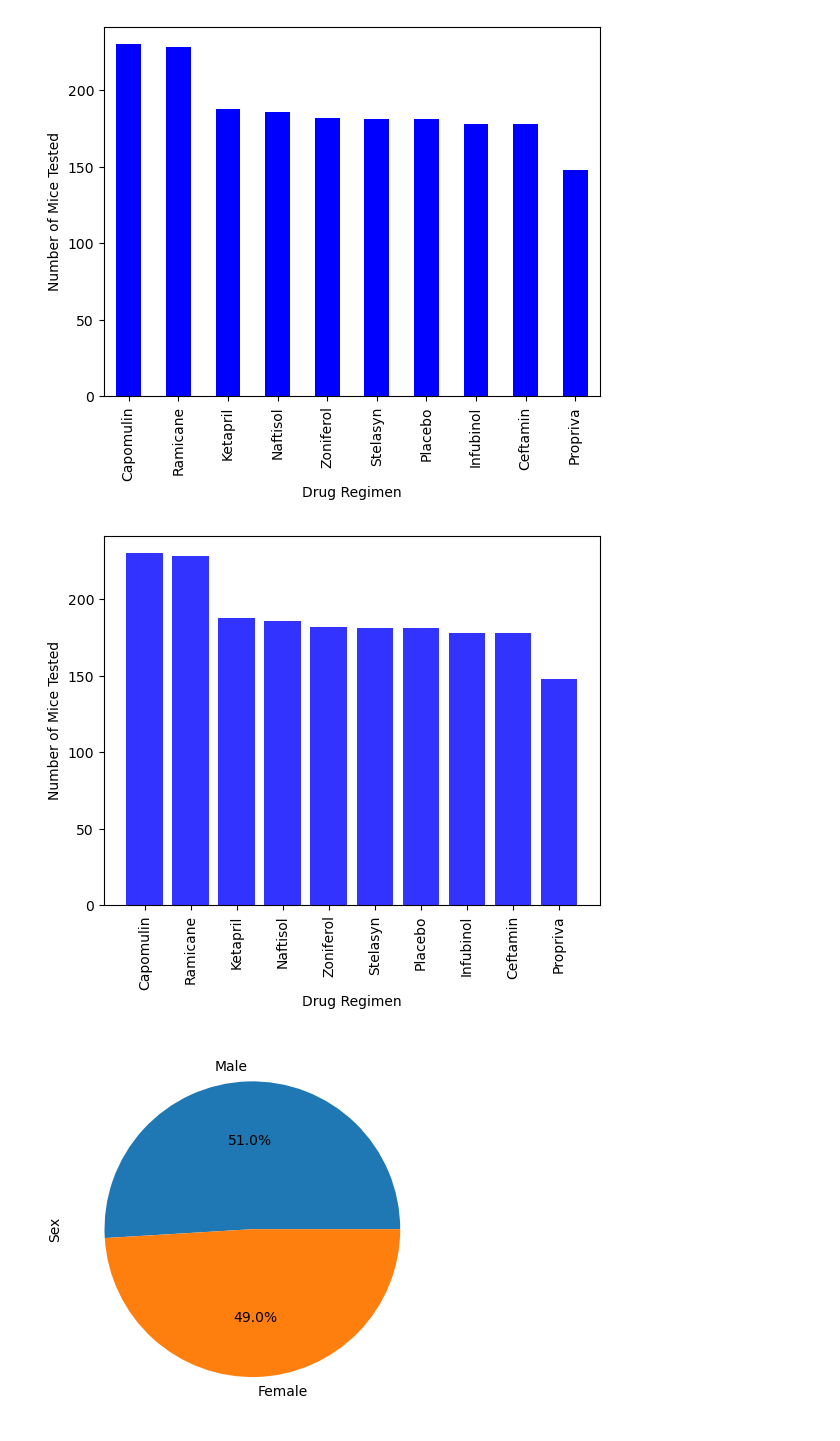
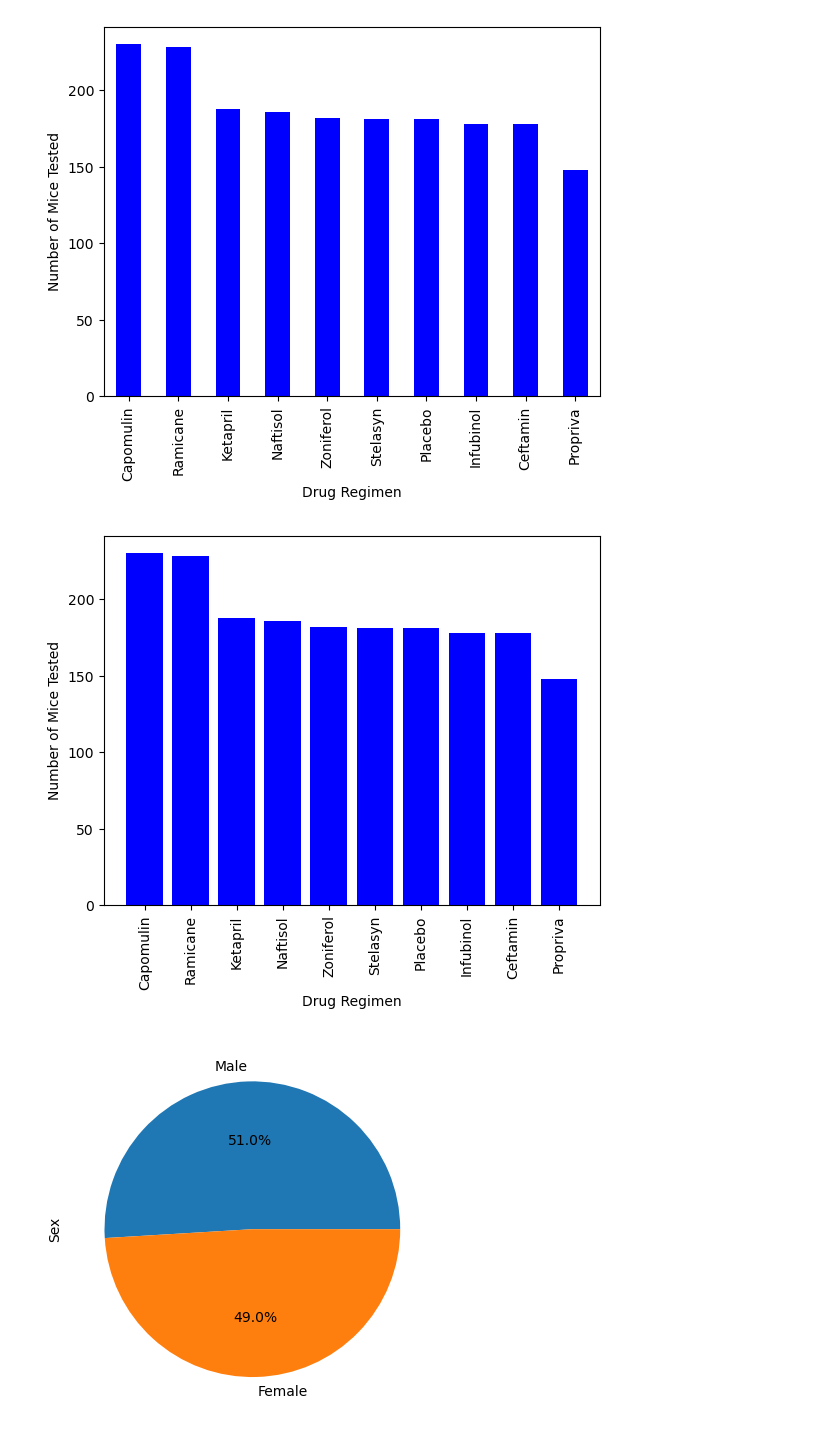
Before and after one commit to amberaeschbach/matplotlib-challenge, a Jupyter notebook: module5.ipynb, the cells around one changed output. Drawn from its saved outputs; the diff is of its cells as text; code cells hidden in the pictures.

```diff
--- a/module5.ipynb
+++ b/module5.ipynb
@@ -153,15 +153,15 @@ Text(0, 0.5, 'Number of Mice Tested')
 # %%
 #generate a bar plot showing the total number of timepoints for all mice tested for each drug regimen using pyplot.
 x_axis = mice_count.index.values
 y_axis = mice_count.values
-plt.bar(x_axis, y_axis, color='b', alpha=0.8, align='center')
+plt.bar(x_axis, y_axis, color='b', align='center')
 plt.xlabel("Drug Regimen")
 plt.ylabel("Number of Mice Tested")
 plt.xticks(rotation="vertical")
 
 plt.show()
 # %% [output]
-[figure, old version]
+[figure, new version]
 # %%
 #generate a pie plot showing the distribution of female versus male mice using pandas
 male_v_female = clean_df["Sex"].value_counts()
```
